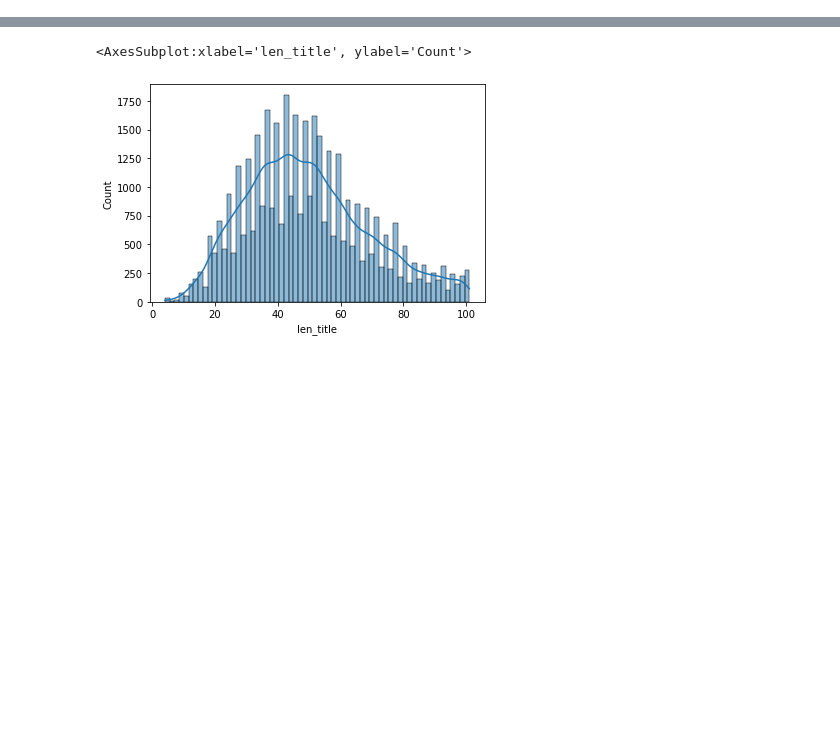
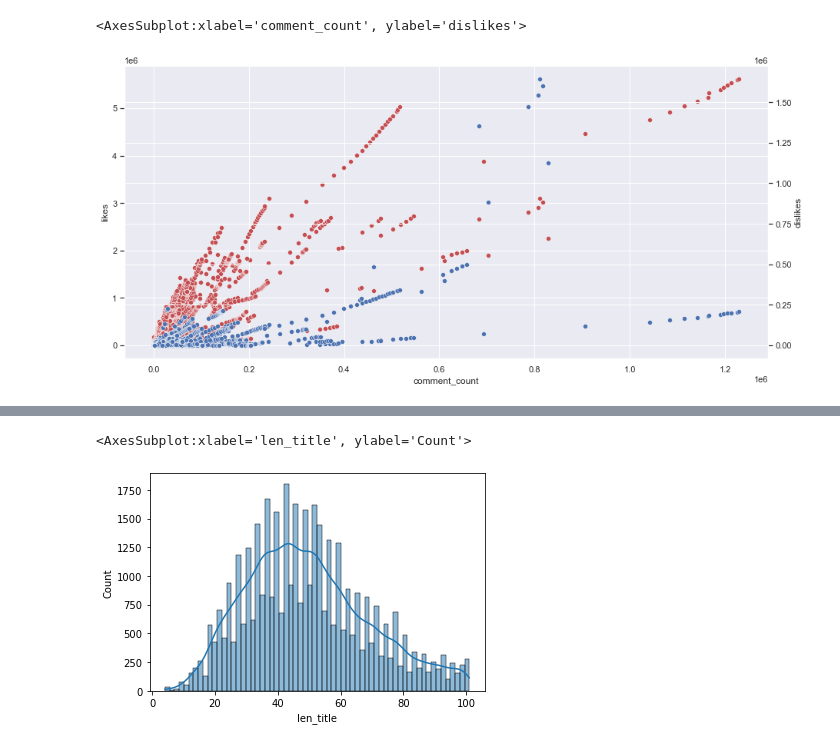
Before and after one commit to danielosetiawan/YouTube-EDA, a Jupyter notebook: youtube ipynb.ipynb, the cells around one changed output, grey strips where cells are left out. Saved outputs shown, nothing was run; the diff lists cells and outputs as text; code cells hidden in the pictures; blank space fills up the shorter version.

```diff
--- a/youtube ipynb.ipynb
+++ b/youtube ipynb.ipynb
@@ -118,0 +116,8 @@ No artists with labels found to put in legend.  Note that artists whose label st
+# %%
+# there's also an obvious trend between the amount of likes/dislikes and the interactions (comments) people have
+
+sns.scatterplot(x='comment_count', y='likes', data=df, color = 'r')
+sns.scatterplot(x='comment_count', y='dislikes', data=df, color = 'b', ax = plt.twinx())
+# %% [output]
+<AxesSubplot:xlabel='comment_count', ylabel='dislikes'>
+[figure, added]
```
Also changed, not shown: parts of 43 cells of this notebook.
